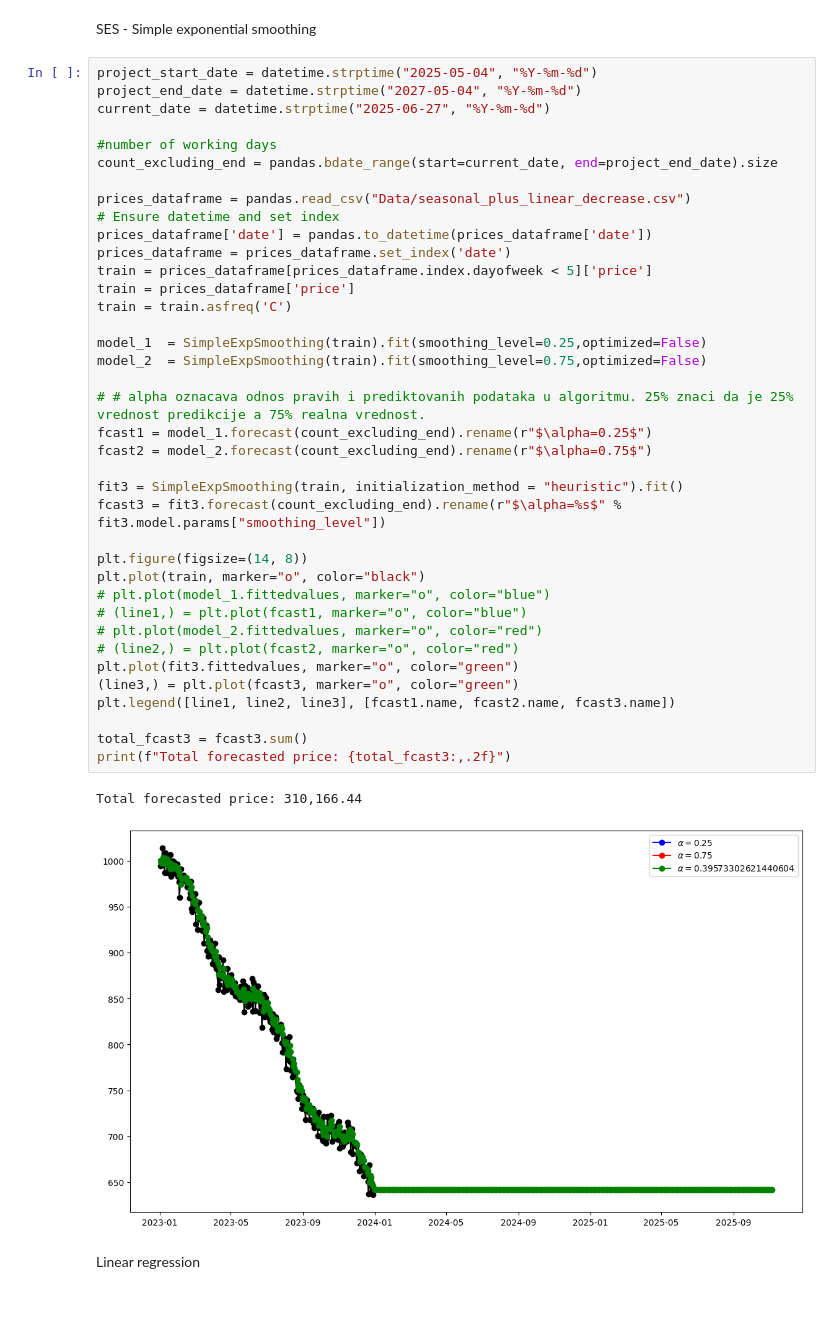
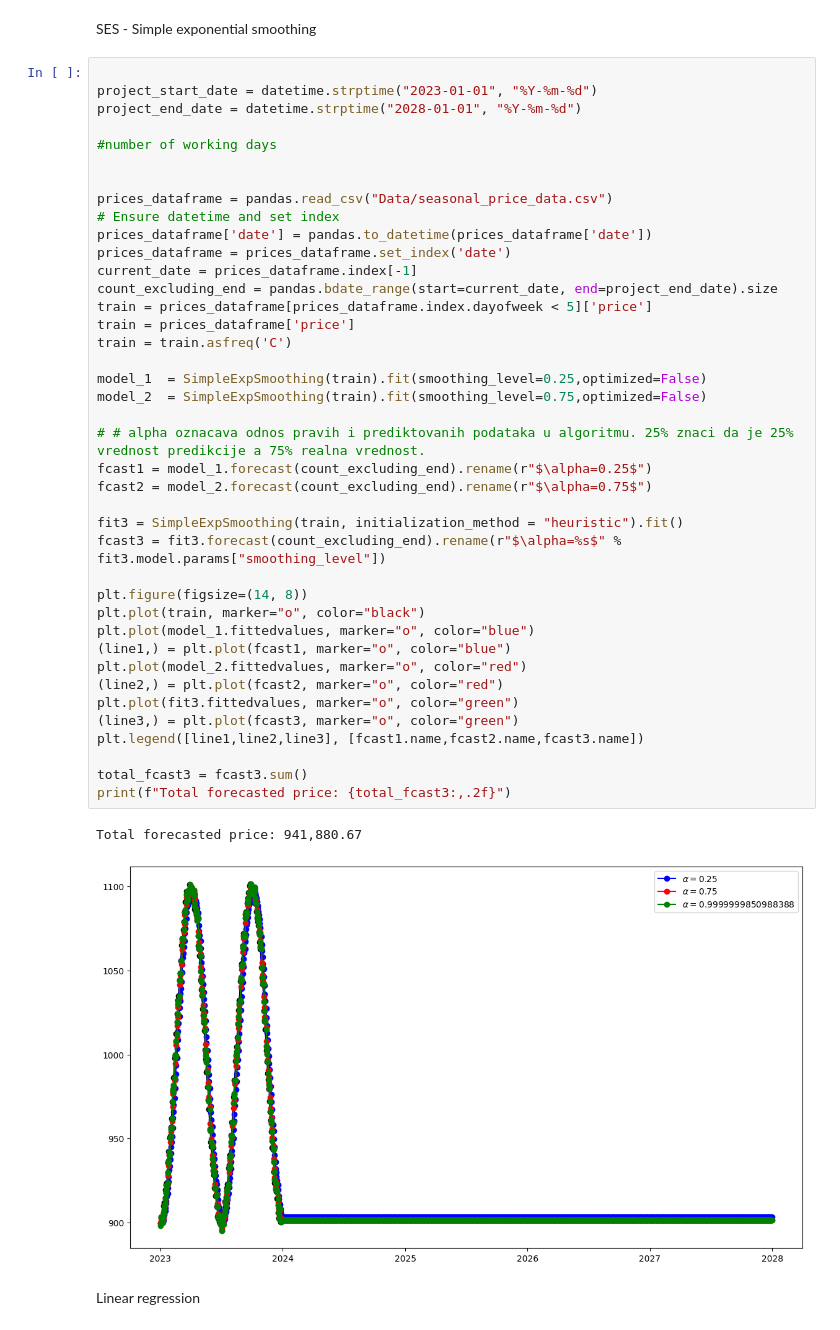
Before and after one commit to AndrijaLazic/Time-Series-Forecasting, a Jupyter notebook: python-roi/main.ipynb, the cells around one changed output. Cells and saved outputs as stored; diff of their text form.

```diff
--- a/python-roi/main.ipynb
+++ b/python-roi/main.ipynb
@@ -164,46 +333,48 @@ seasonal__dataframe[["date", "price"]].to_csv("Data/seasonal_price_data.csv", in
 # %% [markdown]
 SES - Simple exponential smoothing
 # %%
-project_start_date = datetime.strptime("2025-05-04", "%Y-%m-%d")
-project_end_date = datetime.strptime("2027-05-04", "%Y-%m-%d")
-current_date = datetime.strptime("2025-06-27", "%Y-%m-%d")
+
+project_start_date = datetime.strptime("2023-01-01", "%Y-%m-%d")
+project_end_date = datetime.strptime("2028-01-01", "%Y-%m-%d")
 
 #number of working days
-count_excluding_end = pandas.bdate_range(start=current_date, end=project_end_date).size
 
-prices_dataframe = pandas.read_csv("Data/seasonal_plus_linear_decrease.csv")
+
+prices_dataframe = pandas.read_csv("Data/seasonal_price_data.csv")
 # Ensure datetime and set index
 prices_dataframe['date'] = pandas.to_datetime(prices_dataframe['date'])
 prices_dataframe = prices_dataframe.set_index('date')
+current_date = prices_dataframe.index[-1]
+count_excluding_end = pandas.bdate_range(start=current_date, end=project_end_date).size
 train = prices_dataframe[prices_dataframe.index.dayofweek < 5]['price']
 train = prices_dataframe['price']
 train = train.asfreq('C')
 
 model_1  = SimpleExpSmoothing(train).fit(smoothing_level=0.25,optimized=False)
 model_2  = SimpleExpSmoothing(train).fit(smoothing_level=0.75,optimized=False)
 
 # # alpha oznacava odnos pravih i prediktovanih podataka u algoritmu. 25% znaci da je 25% vrednost predikcije a 75% realna vrednost.
 fcast1 = model_1.forecast(count_excluding_end).rename(r"$\alpha=0.25$")
 fcast2 = model_2.forecast(count_excluding_end).rename(r"$\alpha=0.75$")
 
 fit3 = SimpleExpSmoothing(train, initialization_method = "heuristic").fit()
 fcast3 = fit3.forecast(count_excluding_end).rename(r"$\alpha=%s$" % fit3.model.params["smoothing_level"])
 
 plt.figure(figsize=(14, 8))
 plt.plot(train, marker="o", color="black")
-# plt.plot(model_1.fittedvalues, marker="o", color="blue")
-# (line1,) = plt.plot(fcast1, marker="o", color="blue")
-# plt.plot(model_2.fittedvalues, marker="o", color="red")
-# (line2,) = plt.plot(fcast2, marker="o", color="red")
+plt.plot(model_1.fittedvalues, marker="o", color="blue")
+(line1,) = plt.plot(fcast1, marker="o", color="blue")
+plt.plot(model_2.fittedvalues, marker="o", color="red")
+(line2,) = plt.plot(fcast2, marker="o", color="red")
 plt.plot(fit3.fittedvalues, marker="o", color="green")
 (line3,) = plt.plot(fcast3, marker="o", color="green")
-plt.legend([line1, line2, line3], [fcast1.name, fcast2.name, fcast3.name])
+plt.legend([line1,line2,line3], [fcast1.name,fcast2.name,fcast3.name])
 
 total_fcast3 = fcast3.sum()
 print(f"Total forecasted price: {total_fcast3:,.2f}")
 # %% [output]
-Total forecasted price: 310,166.44
+Total forecasted price: 941,880.67
-[figure, old version]
+[figure, new version]
 # %% [markdown]
 Linear regression
 # %%
```
Also changed, not shown: parts of 13 cells of this notebook, 1 other file.
